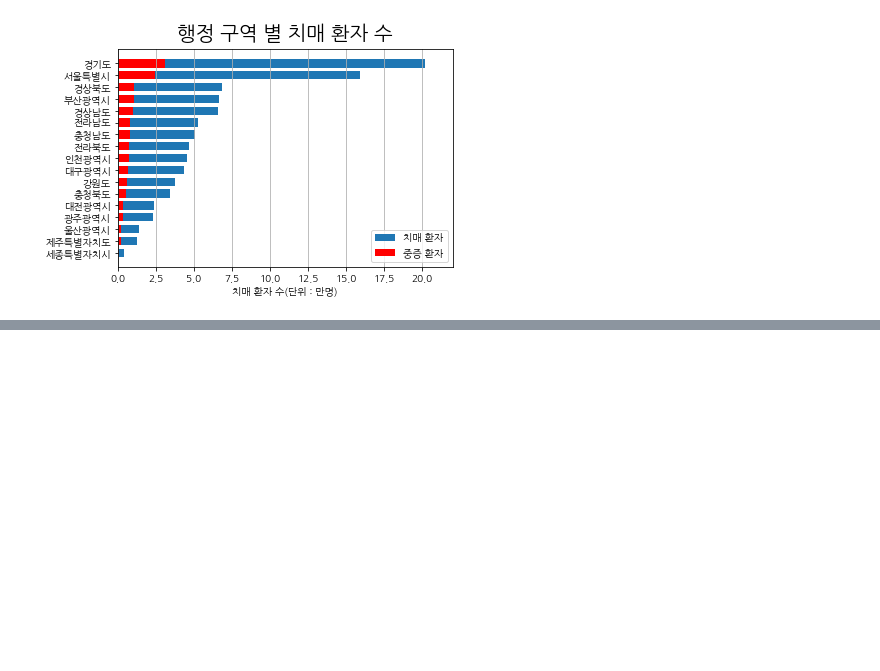
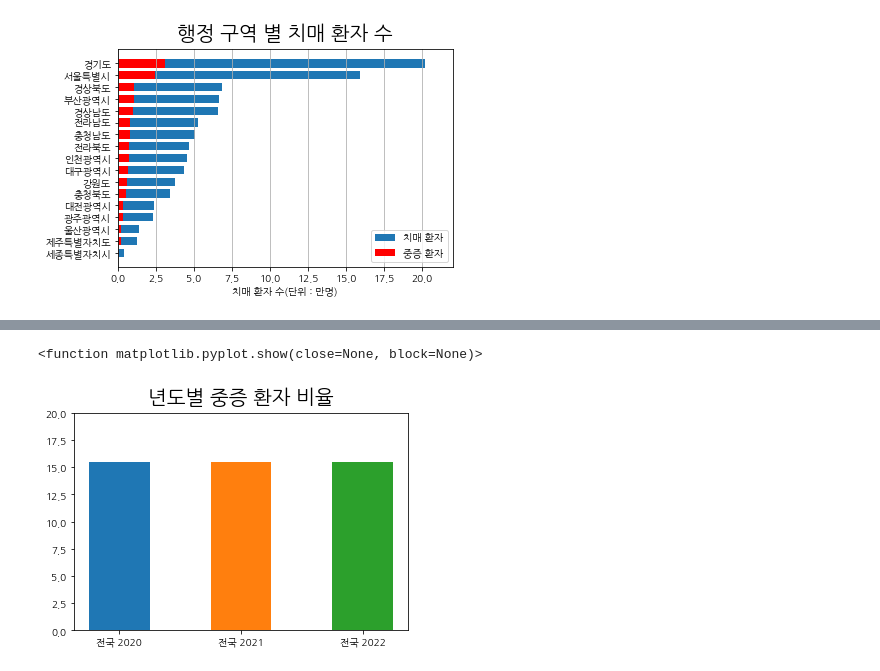
Before and after one commit to GGos3/Bigdata_homework, a Jupyter notebook: Bigdata_homework.ipynb, the cells around one changed output, grey strips where cells are left out. Cells and saved outputs as stored; diff of their text form; code cells hidden in the pictures; blank space fills up the shorter version.

```diff
--- a/Bigdata_homework.ipynb
+++ b/Bigdata_homework.ipynb
@@ -99,0 +122,19 @@ plt.legend(loc = 'lower right')
+# %%
+p2020 = np.mean(df2020["중증 환자"] * 100 / df2020["치매환자수"])
+p2021 = np.mean(df2021["중증 환자"] * 100 / df2021["치매환자수"])
+p2022 = np.mean(df2022["중증 환자"] * 100 / df2022["치매환자수"])
+
+xs = ["전국 2020", "전국 2021", "전국 2022"]
+idx = np.arange(len(xs))
+plt.ylim(0, 20)
+
+plt.bar(xs[0], p2020, width=0.5)
+plt.bar(xs[1], p2021, width=0.5)
+plt.bar(xs[2], p2022, width=0.5)
+
+plt.title("년도별 중증 환자 비율", fontdict=title_font, pad=10)
+
+plt.show
+# %% [output]
+<function matplotlib.pyplot.show(close=None, block=None)>
+[figure, added]
```
Also changed, not shown: parts of 2 cells of this notebook.
